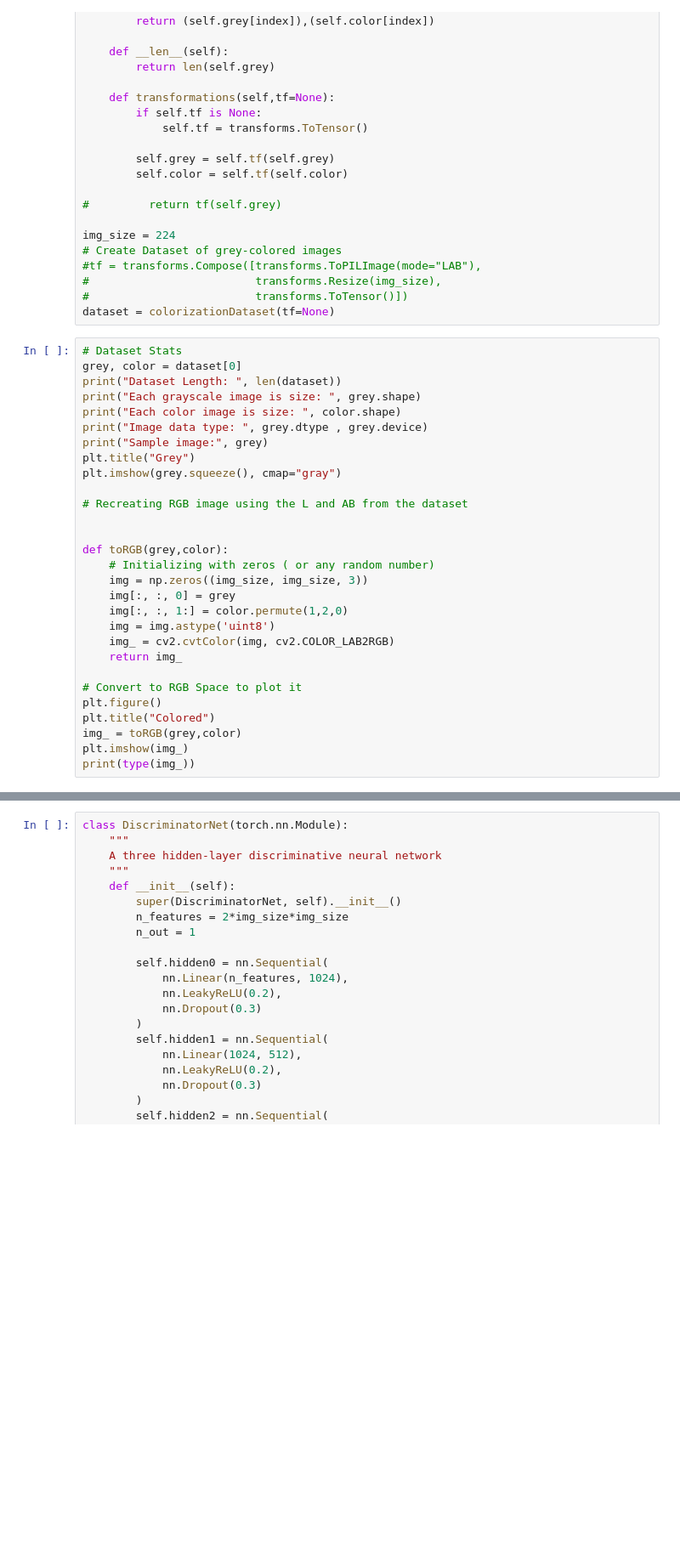
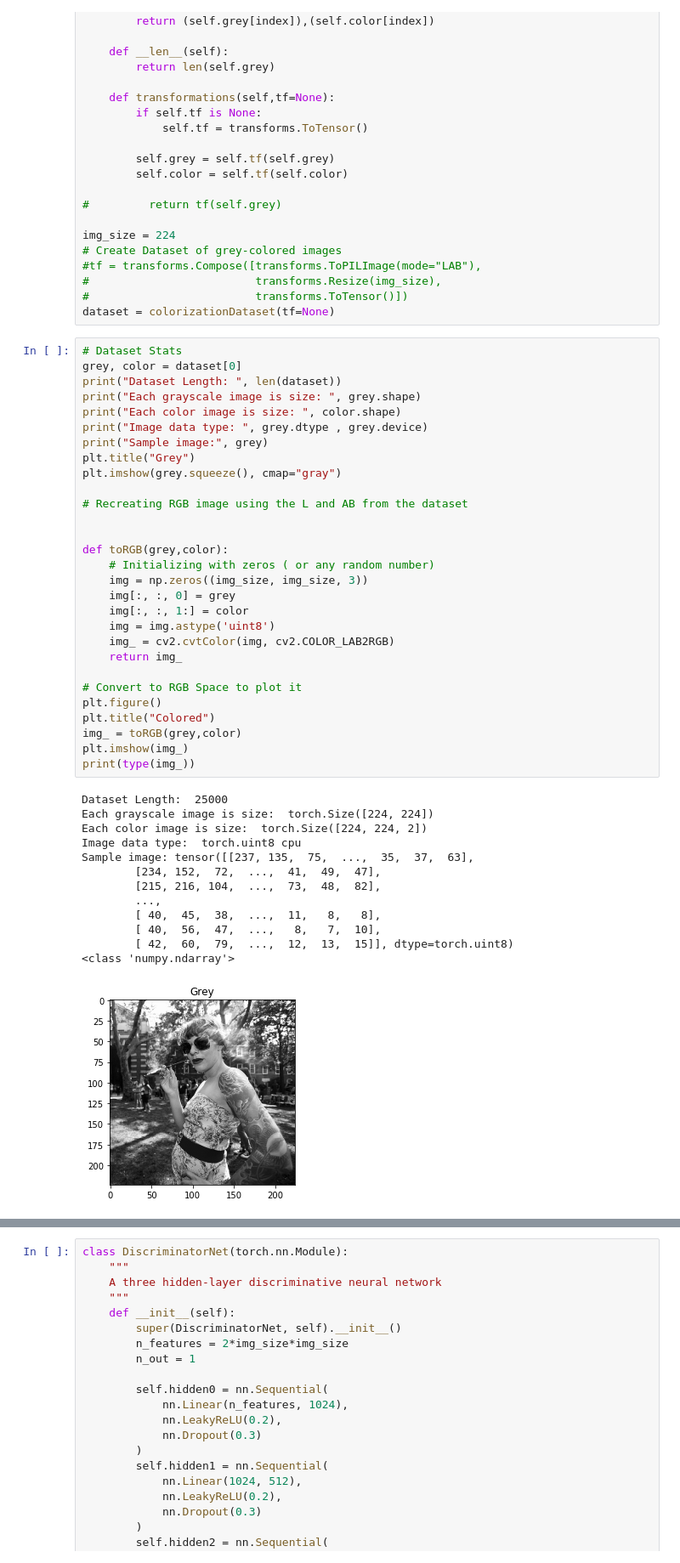
Before and after one commit to xkaraman/60daysofudacity, a Jupyter notebook: image-color/image-colorization.ipynb, the cells around one changed output, grey strips where cells are left out. Shown at 85% size. Saved outputs shown, nothing was run; the diff lists cells and outputs as text; blank space fills up the shorter version.

```diff
--- a/image-color/image-colorization.ipynb
+++ b/image-color/image-colorization.ipynb
@@ -80,29 +80,43 @@ dataset = colorizationDataset(tf=None)
 # %%
 # Dataset Stats
 grey, color = dataset[0]
 print("Dataset Length: ", len(dataset))
 print("Each grayscale image is size: ", grey.shape)
 print("Each color image is size: ", color.shape)
 print("Image data type: ", grey.dtype , grey.device)
 print("Sample image:", grey)
 plt.title("Grey")
 plt.imshow(grey.squeeze(), cmap="gray")
 
 # Recreating RGB image using the L and AB from the dataset
 
 
 def toRGB(grey,color):
     # Initializing with zeros ( or any random number)
     img = np.zeros((img_size, img_size, 3))
     img[:, :, 0] = grey
-    img[:, :, 1:] = color.permute(1,2,0)
+    img[:, :, 1:] = color
     img = img.astype('uint8')
     img_ = cv2.cvtColor(img, cv2.COLOR_LAB2RGB)
     return img_
 
 # Convert to RGB Space to plot it
 plt.figure()
 plt.title("Colored")
 img_ = toRGB(grey,color)
 plt.imshow(img_)
 print(type(img_))
+# %% [output]
+Dataset Length:  25000
+Each grayscale image is size:  torch.Size([224, 224])
+Each color image is size:  torch.Size([224, 224, 2])
+Image data type:  torch.uint8 cpu
+Sample image: tensor([[237, 135,  75,  ...,  35,  37,  63],
+        [234, 152,  72,  ...,  41,  49,  47],
+        [215, 216, 104,  ...,  73,  48,  82],
+        ...,
+        [ 40,  45,  38,  ...,  11,   8,   8],
+        [ 40,  56,  47,  ...,   8,   7,  10],
+        [ 42,  60,  79,  ...,  12,  13,  15]], dtype=torch.uint8)
+<class 'numpy.ndarray'>
+[figure, added]
```
Also changed, not shown: parts of 4 cells of this notebook.
